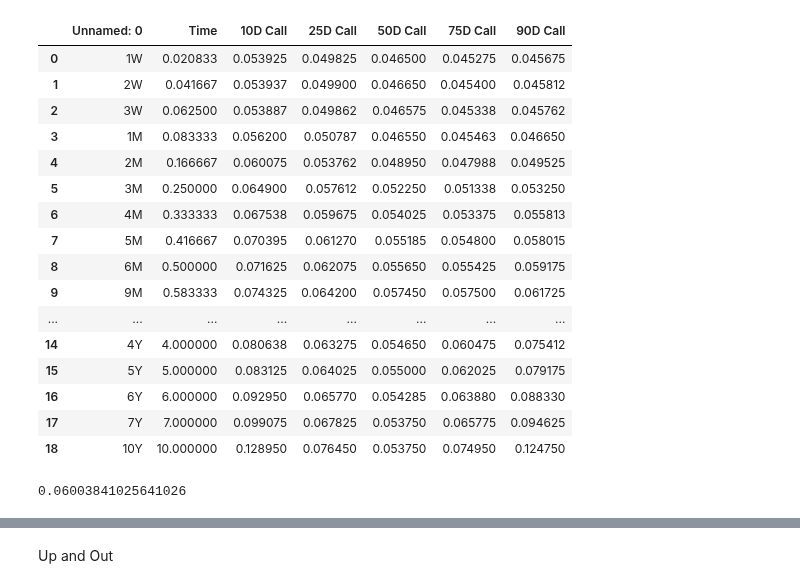
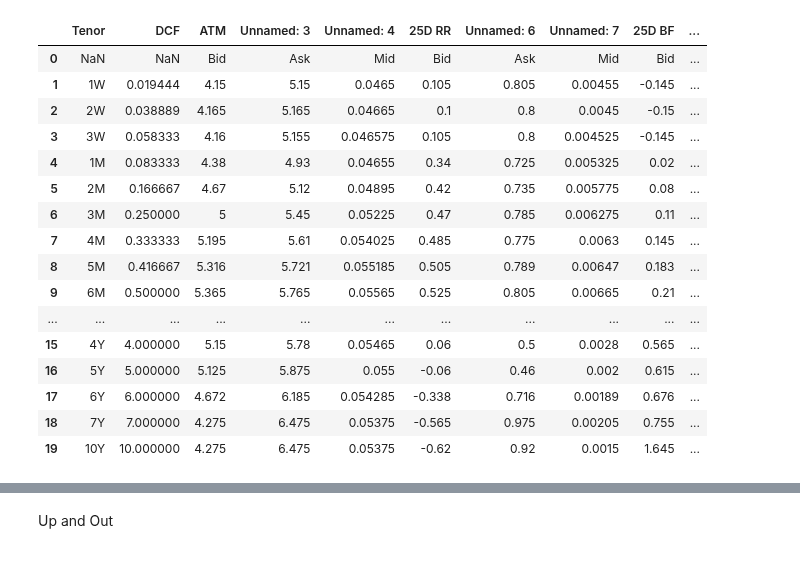
Before and after one commit to shardulburde/Exotic-Options-Pricing, a Jupyter notebook: BarrierOptions.ipynb, the cells around one changed output, grey strips where cells are left out. Saved outputs shown, nothing was run; the diff lists cells and outputs as text; code cells hidden in the pictures.

```diff
--- a/BarrierOptions.ipynb
+++ b/BarrierOptions.ipynb
@@ -1,12 +1,11 @@
 # %% [markdown]
 <a href="https://colab.research.google.com/github/shardulburde/Exotic-Options-Pricing/blob/main/BarrierOptions.ipynb" target="_parent"><img src="https://colab.research.google.com/assets/colab-badge.svg" alt="Open In Colab"/></a>
 # %%
+#Reading Excel Data
+#Excel sheet link in next comment
+#https://drive.google.com/file/d/1UXq6kIWAaGUmzk41B4ReCg5L_k_vBtas/view?usp=sharing
+
 import pandas as pd
 xls = pd.ExcelFile('/content/drive/MyDrive/IndusInd/Barrier_Data.xlsx')
-df = pd.read_excel(xls, 'Sheet1')
-df1 = pd.read_excel(xls, 'Sheet2')
-df2 = pd.read_excel(xls, 'Sheet3')
-
-from scipy.stats import norm
-
-df
+df = pd.read_excel(xls, 'Input')
+df1 = pd.read_excel(xls, 'MktData')
@@ -31,22 +12,20 @@ df
-# %%
-tenor=df._get_value(3,1,True)
-x=df2.loc[df2['Time'] == tenor,'50D Call']
-df2
-# %% [output]
-|  | Unnamed: 0 | Time | 10D Call | 25D Call | 50D Call | 75D Call | 90D Call |
-| 0 | 1W | 0.020833 | 0.053925 | 0.049825 | 0.046500 | 0.045275 | 0.045675 |
-| 1 | 2W | 0.041667 | 0.053937 | 0.049900 | 0.046650 | 0.045400 | 0.045812 |
-| 2 | 3W | 0.062500 | 0.053887 | 0.049862 | 0.046575 | 0.045338 | 0.045762 |
-| 3 | 1M | 0.083333 | 0.056200 | 0.050787 | 0.046550 | 0.045463 | 0.046650 |
-| 4 | 2M | 0.166667 | 0.060075 | 0.053762 | 0.048950 | 0.047988 | 0.049525 |
-| 5 | 3M | 0.250000 | 0.064900 | 0.057612 | 0.052250 | 0.051338 | 0.053250 |
-| 6 | 4M | 0.333333 | 0.067538 | 0.059675 | 0.054025 | 0.053375 | 0.055813 |
-| 7 | 5M | 0.416667 | 0.070395 | 0.061270 | 0.055185 | 0.054800 | 0.058015 |
-| 8 | 6M | 0.500000 | 0.071625 | 0.062075 | 0.055650 | 0.055425 | 0.059175 |
-| 9 | 9M | 0.583333 | 0.074325 | 0.064200 | 0.057450 | 0.057500 | 0.061725 |
-| ... | ... | ... | ... | ... | ... | ... | ... |
-| 14 | 4Y | 4.000000 | 0.080638 | 0.063275 | 0.054650 | 0.060475 | 0.075412 |
-| 15 | 5Y | 5.000000 | 0.083125 | 0.064025 | 0.055000 | 0.062025 | 0.079175 |
-| 16 | 6Y | 6.000000 | 0.092950 | 0.065770 | 0.054285 | 0.063880 | 0.088330 |
-| 17 | 7Y | 7.000000 | 0.099075 | 0.067825 | 0.053750 | 0.065775 | 0.094625 |
-| 18 | 10Y | 10.000000 | 0.128950 | 0.076450 | 0.053750 | 0.074950 | 0.124750 |
+# %%
+df1
+# %% [output]
+|  | Tenor | DCF | ATM | Unnamed: 3 | Unnamed: 4 | 25D RR | Unnamed: 6 | Unnamed: 7 | 25D BF | ... |
+| 0 | NaN | NaN | Bid | Ask | Mid | Bid | Ask | Mid | Bid | ... |
+| 1 | 1W | 0.019444 | 4.15 | 5.15 | 0.0465 | 0.105 | 0.805 | 0.00455 | -0.145 | ... |
+| 2 | 2W | 0.038889 | 4.165 | 5.165 | 0.04665 | 0.1 | 0.8 | 0.0045 | -0.15 | ... |
+| 3 | 3W | 0.058333 | 4.16 | 5.155 | 0.046575 | 0.105 | 0.8 | 0.004525 | -0.145 | ... |
+| 4 | 1M | 0.083333 | 4.38 | 4.93 | 0.04655 | 0.34 | 0.725 | 0.005325 | 0.02 | ... |
+| 5 | 2M | 0.166667 | 4.67 | 5.12 | 0.04895 | 0.42 | 0.735 | 0.005775 | 0.08 | ... |
+| 6 | 3M | 0.250000 | 5 | 5.45 | 0.05225 | 0.47 | 0.785 | 0.006275 | 0.11 | ... |
+| 7 | 4M | 0.333333 | 5.195 | 5.61 | 0.054025 | 0.485 | 0.775 | 0.0063 | 0.145 | ... |
+| 8 | 5M | 0.416667 | 5.316 | 5.721 | 0.055185 | 0.505 | 0.789 | 0.00647 | 0.183 | ... |
+| 9 | 6M | 0.500000 | 5.365 | 5.765 | 0.05565 | 0.525 | 0.805 | 0.00665 | 0.21 | ... |
+| ... | ... | ... | ... | ... | ... | ... | ... | ... | ... | ... |
+| 15 | 4Y | 4.000000 | 5.15 | 5.78 | 0.05465 | 0.06 | 0.5 | 0.0028 | 0.565 | ... |
+| 16 | 5Y | 5.000000 | 5.125 | 5.875 | 0.055 | -0.06 | 0.46 | 0.002 | 0.615 | ... |
+| 17 | 6Y | 6.000000 | 4.672 | 6.185 | 0.054285 | -0.338 | 0.716 | 0.00189 | 0.676 | ... |
+| 18 | 7Y | 7.000000 | 4.275 | 6.475 | 0.05375 | -0.565 | 0.975 | 0.00205 | 0.755 | ... |
+| 19 | 10Y | 10.000000 | 4.275 | 6.475 | 0.05375 | -0.62 | 0.92 | 0.0015 | 1.645 | ... |
@@ -53,21 +129,20 @@ df2
 # %%
+#Interpolation for vol for tenor b/w 0.1, 0.25, 0.5, 0.75 and 0.9 call delta
+
 from scipy import interpolate
 
-def f(x):
-    y1=float(df2.loc[df2['Time'] == tenor,'10D Call'])
-    y2=float(df2.loc[df2['Time'] == tenor,'25D Call'])
-    y3=float(df2.loc[df2['Time'] == tenor,'50D Call'])
-    y4=float(df2.loc[df2['Time'] == tenor,'75D Call'])
-    y5=float(df2.loc[df2['Time'] == tenor,'90D Call'])
+def vol(delta,tenor):
 
-    x_points = [0.1, 0.25, 0.5, 0.75, 0.9]
-    y_points = [y1,y2,y3,y4,y5]
+  y1=d10(tenor)
+  y2=d25(tenor)
+  y3=atm(tenor)
+  y4=d75(tenor)
+  y5=d90(tenor)
 
-    tck = interpolate.splrep(x_points, y_points)
-    return interpolate.splev(x, tck)
+  x_points = [0.1, 0.25, 0.5, 0.75, 0.9]
+  y_points = [y1,y2,y3,y4,y5]
 
-print(f(0.3))
+  tck = interpolate.splrep(x_points, y_points)
+  return interpolate.splev(delta, tck)
-# %% [output]
-0.06003841025641026
 # %%
 #Making Vol Lookup Function
```
Also changed, not shown: parts of 10 cells of this notebook.
